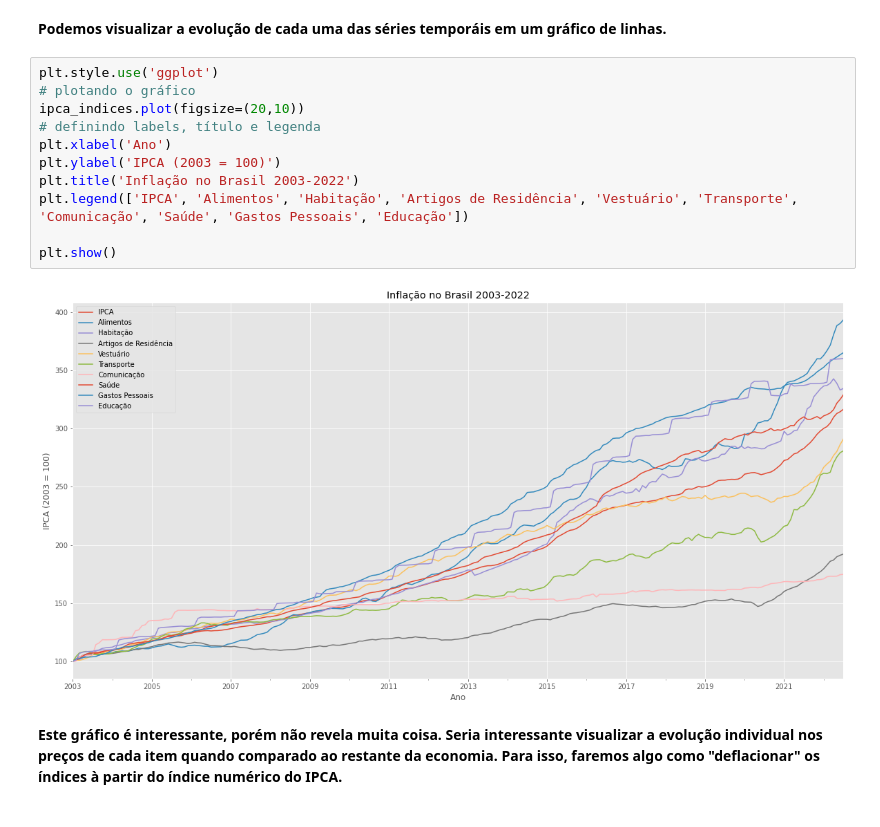
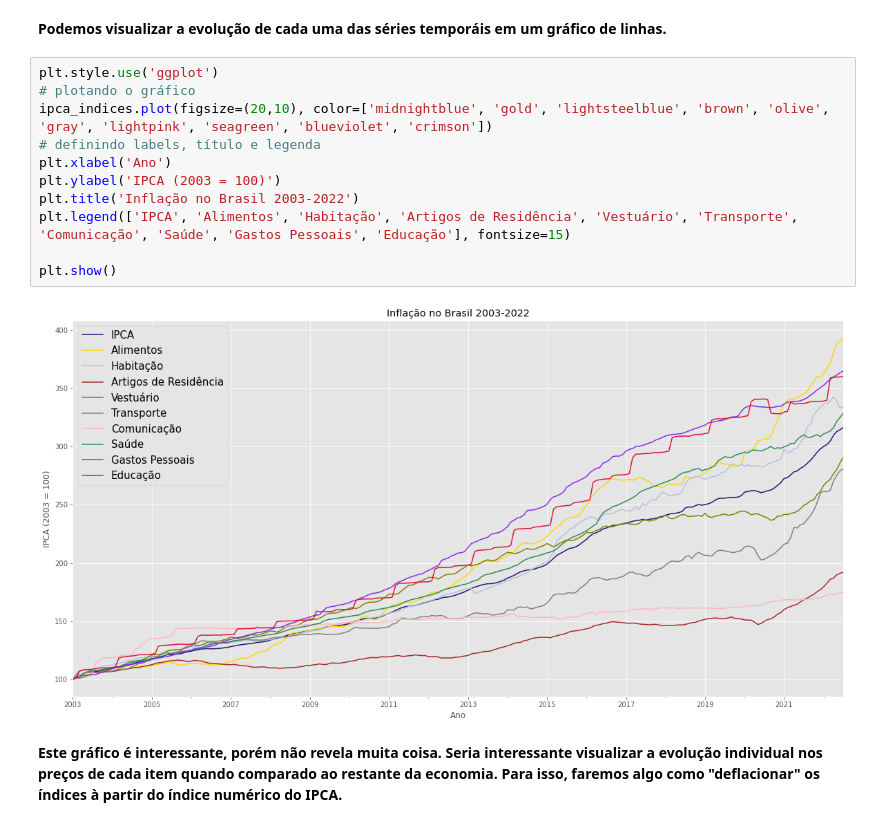
Before and after one commit to jpdsneto/Capacitacao-FEA.dev, a Jupyter notebook: Projetos/Inflação/ipca.ipynb, the cells around one changed output. Drawn from its saved outputs; the diff is of its cells as text.

```diff
--- a/Projetos/Inflação/ipca.ipynb
+++ b/Projetos/Inflação/ipca.ipynb
@@ -163,16 +163,16 @@ ipca_indices.head()
 # %%
 plt.style.use('ggplot')
 # plotando o gráfico
-ipca_indices.plot(figsize=(20,10))
+ipca_indices.plot(figsize=(20,10), color=['midnightblue', 'gold', 'lightsteelblue', 'brown', 'olive', 'gray', 'lightpink', 'seagreen', 'blueviolet', 'crimson'])
 # definindo labels, título e legenda
 plt.xlabel('Ano')
 plt.ylabel('IPCA (2003 = 100)')
 plt.title('Inflação no Brasil 2003-2022')
-plt.legend(['IPCA', 'Alimentos', 'Habitação', 'Artigos de Residência', 'Vestuário', 'Transporte', 'Comunicação', 'Saúde', 'Gastos Pessoais', 'Educação'])
+plt.legend(['IPCA', 'Alimentos', 'Habitação', 'Artigos de Residência', 'Vestuário', 'Transporte', 'Comunicação', 'Saúde', 'Gastos Pessoais', 'Educação'], fontsize=15)
 
 plt.show()
 # %% [output]
-[figure, old version]
+[figure, new version]
 # %% [markdown]
 **Este gráfico é interessante, porém não revela muita coisa. Seria interessante visualizar a evolução individual nos preços de cada item quando comparado ao restante da economia. Para isso, faremos algo como "deflacionar" os índices à partir do índice numérico do IPCA.**
 # %%
```
Also changed, not shown: parts of 3 cells of this notebook.
